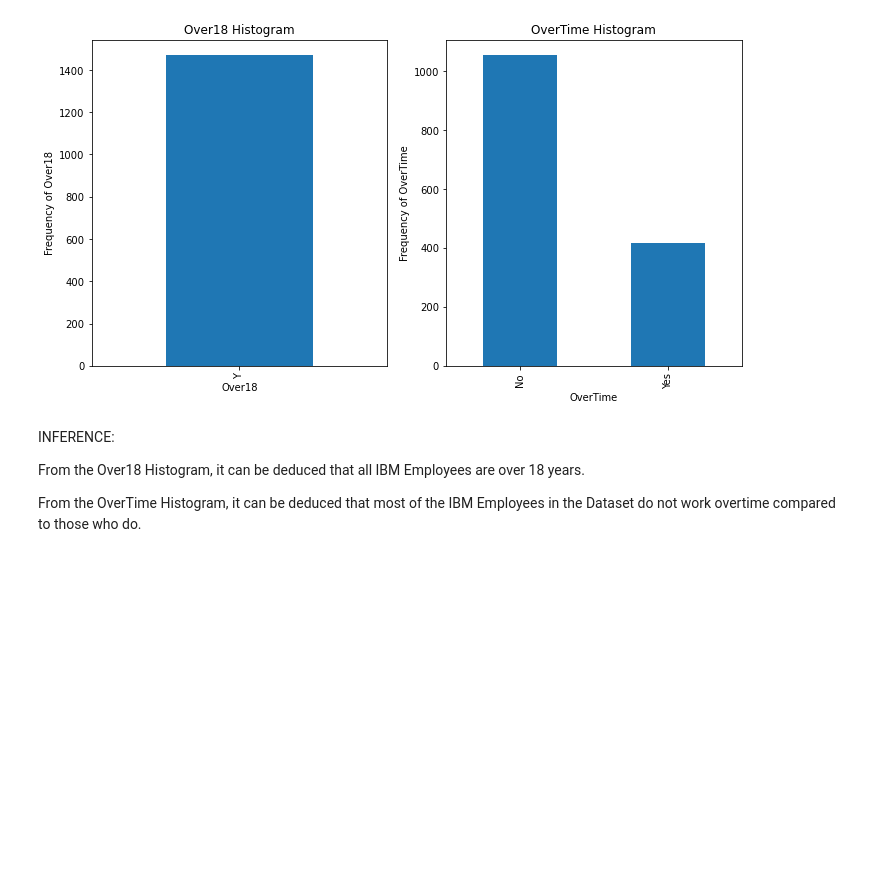
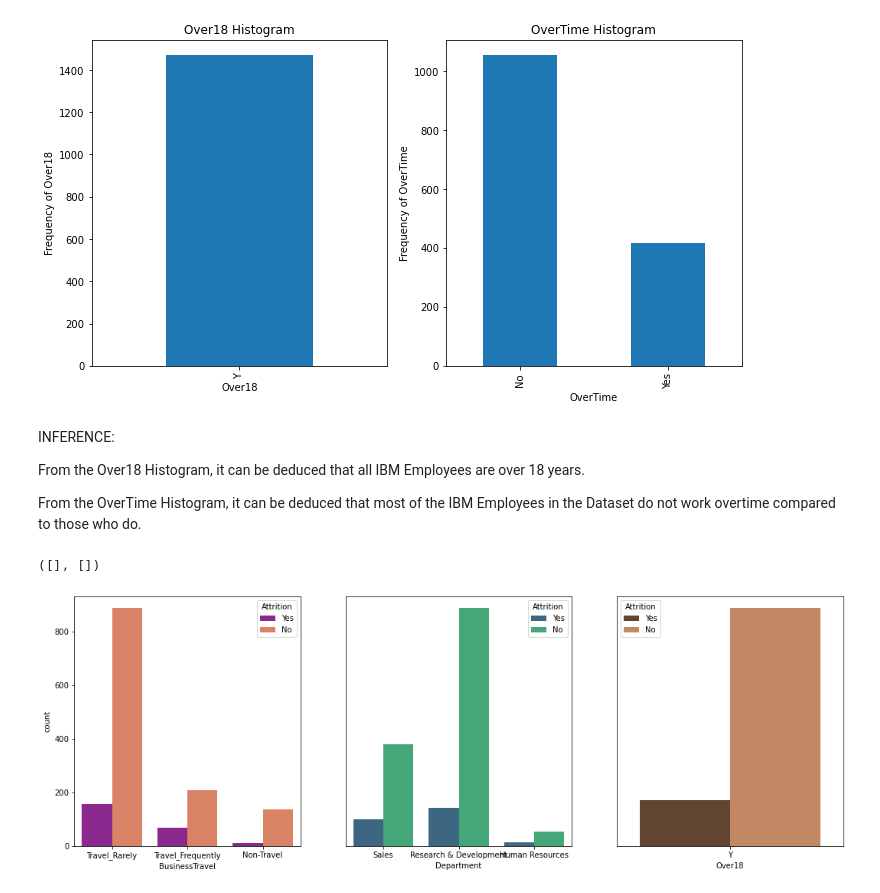
Before and after one commit to Marionel9/stutern-project, a Jupyter notebook: project.ipynb, the cells around one changed output. Drawn from its saved outputs; the diff is of its cells as text; code cells hidden in the pictures; blank space fills up the shorter version.

```diff
--- a/project.ipynb
+++ b/project.ipynb
@@ -393,3 +393,22 @@ INFERENCE:
 From the Over18 Histogram, it can be deduced that all IBM Employees are over 18 years.
 
 From the OverTime Histogram, it can be deduced that most of the IBM Employees in the Dataset do not work overtime compared to those who do.
+# %%
+# making a plot or BUsinessTravel, Department, Over18 feature and comparing it to Attrition feature
+plt.figure(figsize=(18,6))
+
+plt.subplot(1,3,1)
+sns.countplot(x='BusinessTravel', hue='Attrition', data=df,palette='plasma')
+
+plt.subplot(1,3,2)
+sns.countplot(x='Department', hue='Attrition', data=df,palette='viridis')
+plt.ylabel(' ')
+plt.yticks([ ])
+
+plt.subplot(1,3,3)
+sns.countplot(x='Over18', hue='Attrition', data=df,palette='copper')
+plt.ylabel(' ')
+plt.yticks([ ])
+# %% [output]
+([], [])
+[figure, added]
```
Also changed, not shown: parts of 6 cells of this notebook.
